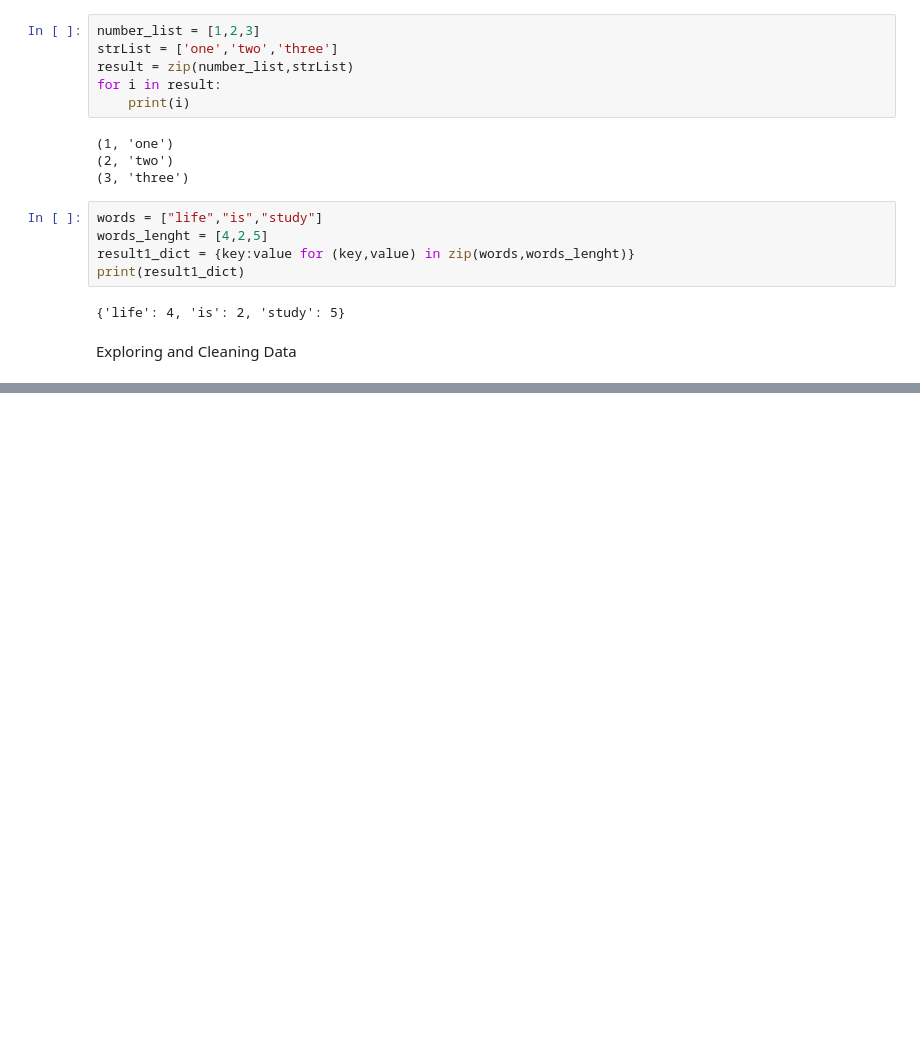
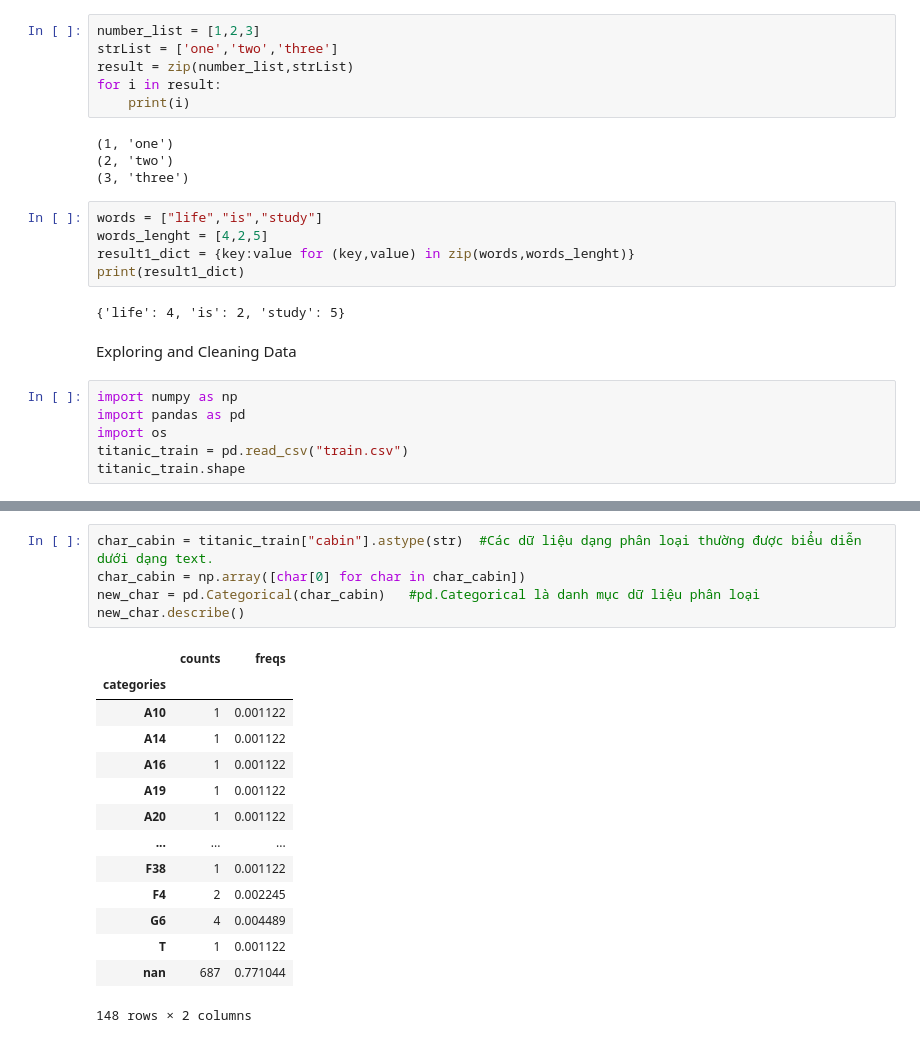
Before and after one commit to baolong2k/DemoPY, a Jupyter notebook: PythonBasic_2.ipynb, the cells around one changed output, grey strips where cells are left out. Saved outputs shown, nothing was run; the diff lists cells and outputs as text; blank space fills up the shorter version.

```diff
--- a/PythonBasic_2.ipynb
+++ b/PythonBasic_2.ipynb
@@ -301,3 +309,9 @@ print(result1_dict)
 {'life': 4, 'is': 2, 'study': 5}
 # %% [markdown]
 Exploring and Cleaning Data
+# %%
+import numpy as np
+import pandas as pd
+import os
+titanic_train = pd.read_csv("train.csv")
+titanic_train.shape
@@ -303,0 +429,20 @@ Exploring and Cleaning Data
+# %%
+char_cabin = titanic_train["cabin"].astype(str)  #Các dữ liệu dạng phân loại thường được biểu diễn dưới dạng text.
+char_cabin = np.array([char[0] for char in char_cabin])
+new_char = pd.Categorical(char_cabin)   #pd.Categorical là danh mục dữ liệu phân loại
+new_char.describe()
+# %% [output]
+|  | counts | freqs |
+| categories |  |  |
+| A10 | 1 | 0.001122 |
+| A14 | 1 | 0.001122 |
+| A16 | 1 | 0.001122 |
+| A19 | 1 | 0.001122 |
+| A20 | 1 | 0.001122 |
+| ... | ... | ... |
+| F38 | 1 | 0.001122 |
+| F4 | 2 | 0.002245 |
+| G6 | 4 | 0.004489 |
+| T | 1 | 0.001122 |
+| nan | 687 | 0.771044 |
+148 rows × 2 columns
```
Also changed, not shown: parts of 21 cells of this notebook, 1 other file.
